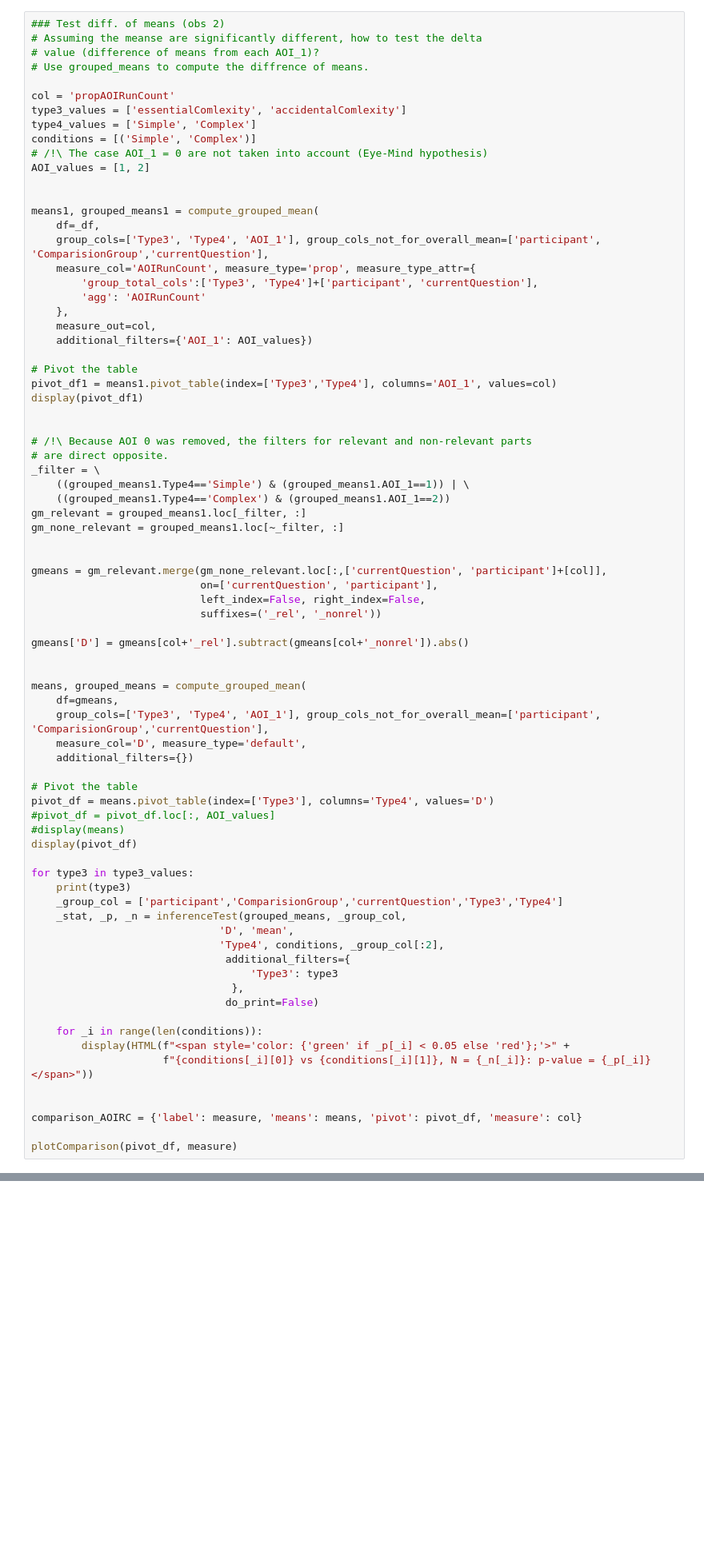
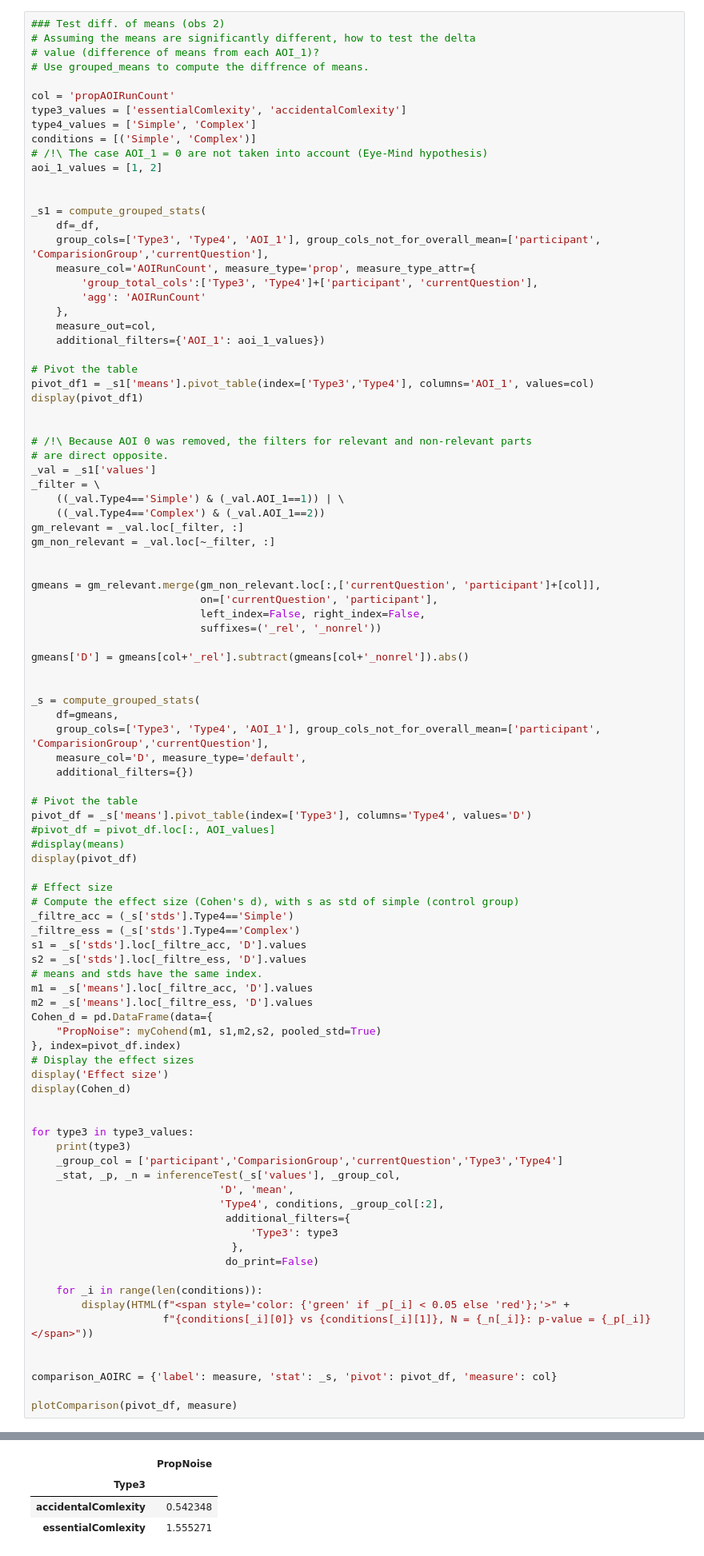
Before and after one commit to Anonymize-me/ProSci2025-appx, a Jupyter notebook: analysis/Analysis (Fine-grained-2).ipynb, the cells around one changed output, grey strips where cells are left out. Shown at 80% size. Saved outputs shown, nothing was run; the diff lists cells and outputs as text; blank space fills up the shorter version.

```diff
--- a/analysis/Analysis (Fine-grained-2).ipynb
+++ b/analysis/Analysis (Fine-grained-2).ipynb
@@ -894,7 +1031,7 @@ Complex
 [figure]
 # %%
 ### Test diff. of means (obs 2)
-# Assuming the meanse are significantly different, how to test the delta
+# Assuming the means are significantly different, how to test the delta
 # value (difference of means from each AOI_1)?
 # Use grouped_means to compute the diffrence of means.
 
@@ -903,10 +1040,10 @@ type3_values = ['essentialComlexity', 'accidentalComlexity']
 type4_values = ['Simple', 'Complex']
 conditions = [('Simple', 'Complex')]
 # /!\ The case AOI_1 = 0 are not taken into account (Eye-Mind hypothesis)
-AOI_values = [1, 2]
+aoi_1_values = [1, 2]
 
 
-means1, grouped_means1 = compute_grouped_mean(
+_s1 = compute_grouped_stats(
     df=_df,
     group_cols=['Type3', 'Type4', 'AOI_1'], group_cols_not_for_overall_mean=['participant', 'ComparisionGroup','currentQuestion'],
     measure_col='AOIRunCount', measure_type='prop', measure_type_attr={
@@ -914,23 +1051,24 @@ means1, grouped_means1 = compute_grouped_mean(
         'agg': 'AOIRunCount'
     },
     measure_out=col,
-    additional_filters={'AOI_1': AOI_values})
+    additional_filters={'AOI_1': aoi_1_values})
 
 # Pivot the table
-pivot_df1 = means1.pivot_table(index=['Type3','Type4'], columns='AOI_1', values=col)
+pivot_df1 = _s1['means'].pivot_table(index=['Type3','Type4'], columns='AOI_1', values=col)
 display(pivot_df1)
 
 
 # /!\ Because AOI 0 was removed, the filters for relevant and non-relevant parts
 # are direct opposite.
+_val = _s1['values']
 _filter = \
-    ((grouped_means1.Type4=='Simple') & (grouped_means1.AOI_1==1)) | \
-    ((grouped_means1.Type4=='Complex') & (grouped_means1.AOI_1==2))
-gm_relevant = grouped_means1.loc[_filter, :]
-gm_none_relevant = grouped_means1.loc[~_filter, :]
+    ((_val.Type4=='Simple') & (_val.AOI_1==1)) | \
+    ((_val.Type4=='Complex') & (_val.AOI_1==2))
+gm_relevant = _val.loc[_filter, :]
+gm_non_relevant = _val.loc[~_filter, :]
 
 
-gmeans = gm_relevant.merge(gm_none_relevant.loc[:,['currentQuestion', 'participant']+[col]],
+gmeans = gm_relevant.merge(gm_non_relevant.loc[:,['currentQuestion', 'participant']+[col]],
                            on=['currentQuestion', 'participant'],
                            left_index=False, right_index=False,
                            suffixes=('_rel', '_nonrel'))
@@ -938,22 +1076,39 @@ gmeans = gm_relevant.merge(gm_none_relevant.loc[:,['currentQuestion', 'participa
 gmeans['D'] = gmeans[col+'_rel'].subtract(gmeans[col+'_nonrel']).abs()
 
 
-means, grouped_means = compute_grouped_mean(
+_s = compute_grouped_stats(
     df=gmeans,
     group_cols=['Type3', 'Type4', 'AOI_1'], group_cols_not_for_overall_mean=['participant', 'ComparisionGroup','currentQuestion'],
     measure_col='D', measure_type='default',
     additional_filters={})
 
 # Pivot the table
-pivot_df = means.pivot_table(index=['Type3'], columns='Type4', values='D')
+pivot_df = _s['means'].pivot_table(index=['Type3'], columns='Type4', values='D')
 #pivot_df = pivot_df.loc[:, AOI_values]
 #display(means)
 display(pivot_df)
 
+# Effect size
+# Compute the effect size (Cohen's d), with s as std of simple (control group)
+_filtre_acc = (_s['stds'].Type4=='Simple')
+_filtre_ess = (_s['stds'].Type4=='Complex')
+s1 = _s['stds'].loc[_filtre_acc, 'D'].values
+s2 = _s['stds'].loc[_filtre_ess, 'D'].values
+# means and stds have the same index.
+m1 = _s['means'].loc[_filtre_acc, 'D'].values
+m2 = _s['means'].loc[_filtre_ess, 'D'].values
+Cohen_d = pd.DataFrame(data={
+    "PropNoise": myCohend(m1, s1,m2,s2, pooled_std=True)
+}, index=pivot_df.index)
+# Display the effect sizes
+display('Effect size')
+display(Cohen_d)
+
+
 for type3 in type3_values:
     print(type3)
     _group_col = ['participant','ComparisionGroup','currentQuestion','Type3','Type4']
-    _stat, _p, _n = inferenceTest(grouped_means, _group_col,
+    _stat, _p, _n = inferenceTest(_s['values'], _group_col,
                               'D', 'mean',
                               'Type4', conditions, _group_col[:2],
                                additional_filters={
@@ -966,7 +1121,7 @@ for type3 in type3_values:
                      f"{conditions[_i][0]} vs {conditions[_i][1]}, N = {_n[_i]}: p-value = {_p[_i]}</span>"))
 
 
-comparison_AOIRC = {'label': measure, 'means': means, 'pivot': pivot_df, 'measure': col}
+comparison_AOIRC = {'label': measure, 'stat': _s, 'pivot': pivot_df, 'measure': col}
 
 plotComparison(pivot_df, measure)
 # %% [output]
@@ -983,0 +1139,4 @@ essentialComlexity
+|  | PropNoise |
+| Type3 |  |
+| accidentalComlexity | 0.542348 |
+| essentialComlexity | 1.555271 |
```
Also changed, not shown: parts of 24 cells of this notebook, 13 other files.
